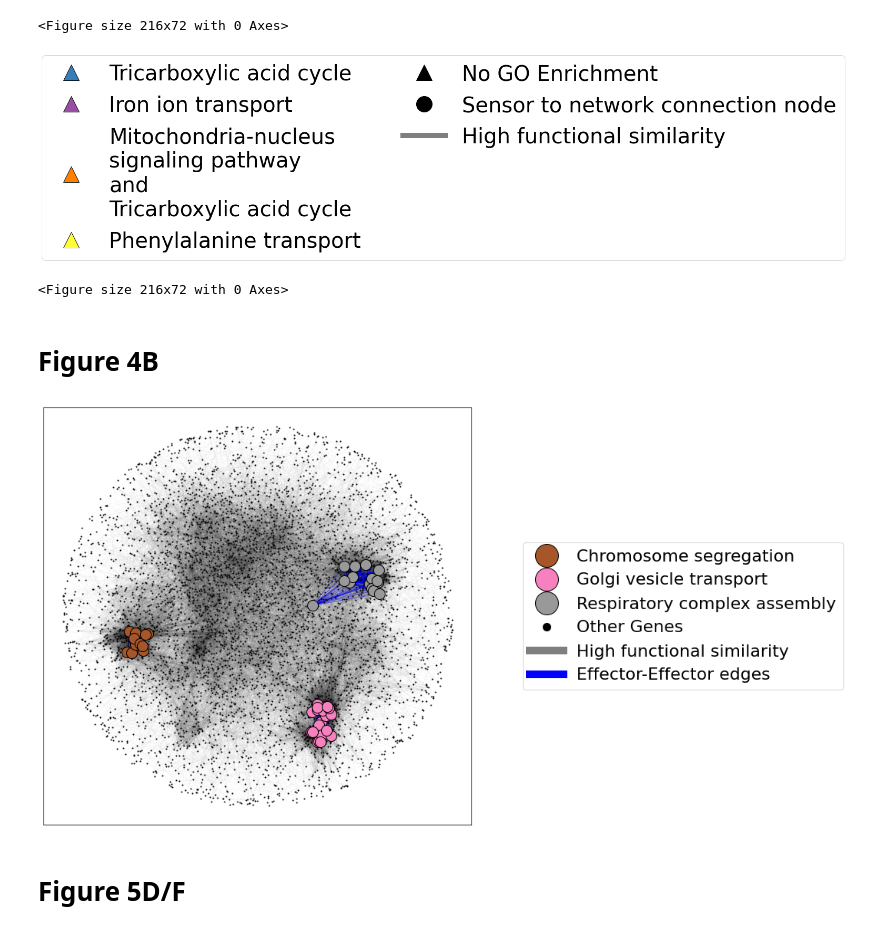
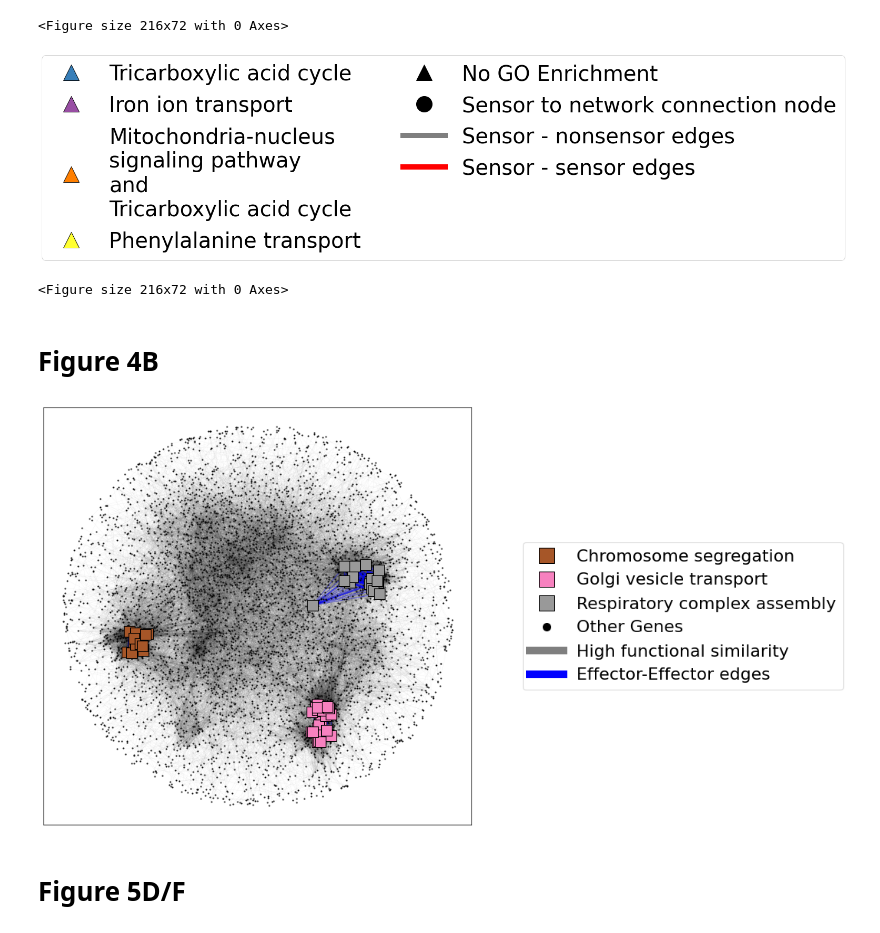
Before and after one commit to oacar/enm_package, a Jupyter notebook: reports_done/01-Fig1bcd_3c_4b_5df-052421.ipynb, the cells around one changed output. Drawn from its saved outputs; the diff is of its cells as text; code cells hidden in the pictures.

```diff
--- a/reports_done/01-Fig1bcd_3c_4b_5df-052421.ipynb
+++ b/reports_done/01-Fig1bcd_3c_4b_5df-052421.ipynb
@@ -318,25 +318,27 @@ if snakemake.params['save']:
 # %%
 antenna_legend = [legend_elements[i] for i in [0,2,3,4,5]]
 antenna_legend.extend(
     [Line2D([0], [0], marker='o', color='black', label='Sensor to network connection node',
                               markerfacecolor='black', markersize=30, linestyle="None"),
 #                    Line2D([0], [0], marker='o', color='black', label='Effectors',
 #                               markerfacecolor='black', markersize=10, linestyle="None"),
 #                    Line2D([0], [0], marker='^', color='black', label='Sensors',
 #                               markerfacecolor='black', markersize=10, linestyle="None"),
-                       Line2D([0], [0], marker='o', color='black', label= 'High functional similarity',
-                              markerfacecolor='black', markersize=0, linestyle="-", alpha=0.5, lw=10)]
+                       Line2D([0], [0], marker='o', color='black', label= 'Sensor - nonsensor edges',
+                              markerfacecolor='black', markersize=0, linestyle="-", alpha=0.5, lw=10),
+    Line2D([0], [0], marker='o', color='red', label= 'Sensor - sensor edges',
+                              markerfacecolor='#018571', markersize=0, linestyle="-",lw=10)]
 )
 fig = plt.figure()
 figlegend = plt.figure(figsize=(3,1))
 ax = fig.add_subplot(111)
 #lines = ax.plot(range(10), plt.randn(10), range(10), plt.randn(10))
 ax.axis('off')
 lgd = ax.legend(handles=antenna_legend, fontsize=40, loc='center',ncol=2)
 if snakemake.params['save']:
     fig.savefig(f'{figure_folder}/fig3f_legend.png',bbox_inches='tight')
 # %% [output]
-[figure, old version]
+[figure, new version]
 <Figure size 216x72 with 0 Axes>
 # %% [markdown]
 # Figure 4B
@@ -377,11 +379,11 @@ for itr, i in enumerate(effector_order):
     orf_names_to_plot = effector_pcc.loc[effector_pcc.go_group==i, 'orf_name'].tolist()
     nx.draw_networkx_nodes(e_pcc.graph_gc, nodelist=orf_names_to_plot, node_size=200, pos=pos,
                           node_color=effector_colors[itr],
-                          node_shape='o',edgecolors='black',
+                          node_shape='s',edgecolors='black',
                           linewidths=1)
     legend_elements.append(
-        Line2D([0], [0], marker='o', color='black', label=f'{i}',
-                              markerfacecolor=effector_colors[itr], markersize=30, linestyle="None")
+        Line2D([0], [0], marker='s', color='black', label=f'{i}',
+                              markerfacecolor=effector_colors[itr], markersize=20, linestyle="None")
     )
 ax.set_facecolor('white')
 legend_elements.extend(
@@ -404,7 +406,7 @@ nx.draw_networkx_edges(nx.induced_subgraph(e_pcc.graph_gc, effector_pcc.orf_name
 if snakemake.params['save']:
     plt.savefig(f'{figure_folder}/fig4b.png',bbox_inches='tight',dpi=150)
 # %% [output]
-[figure, old version]
+[figure, new version]
 # %% [markdown]
 # Figure 5D/F
 # %%
```
Also changed, not shown: parts of 3 cells of this notebook, 18 other files.
